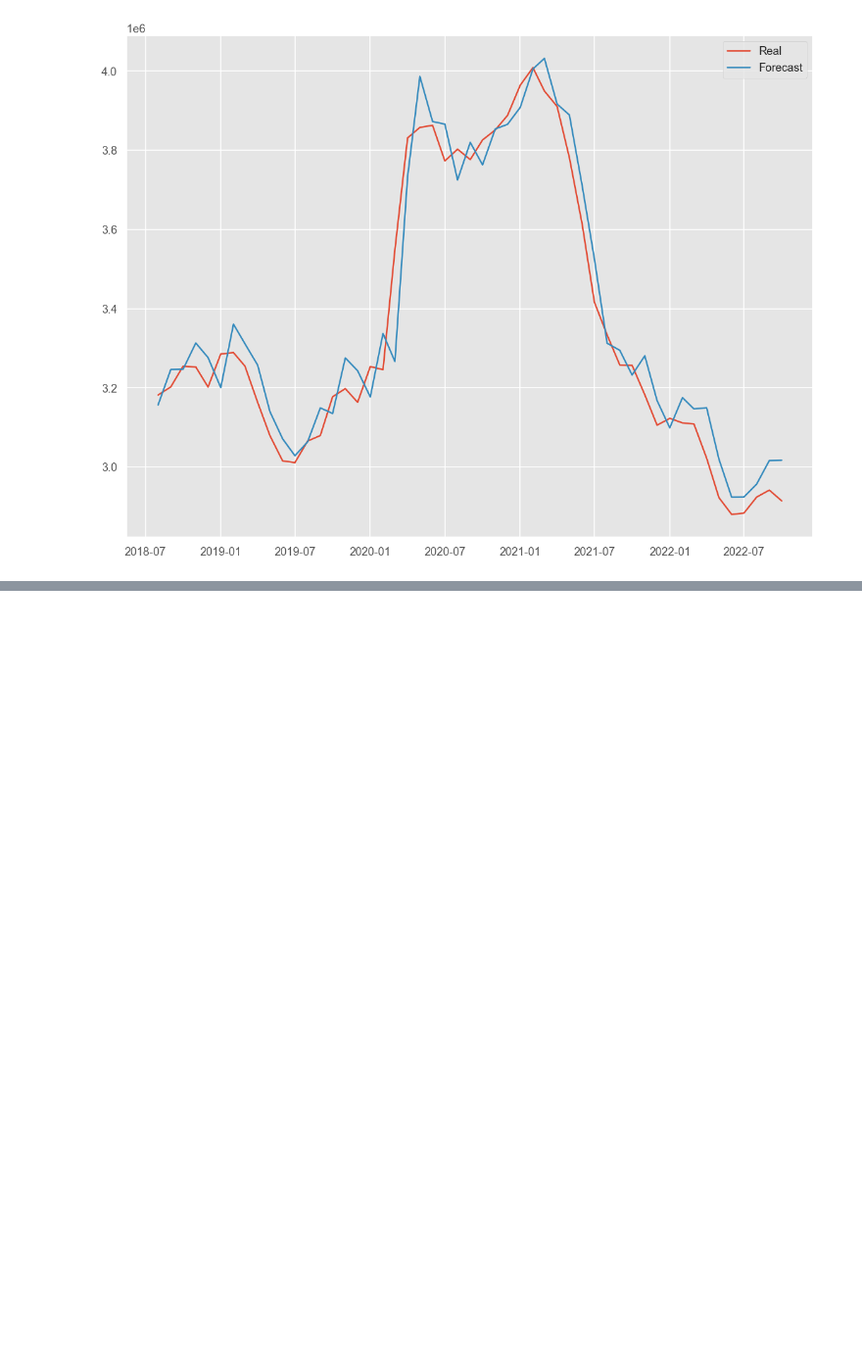
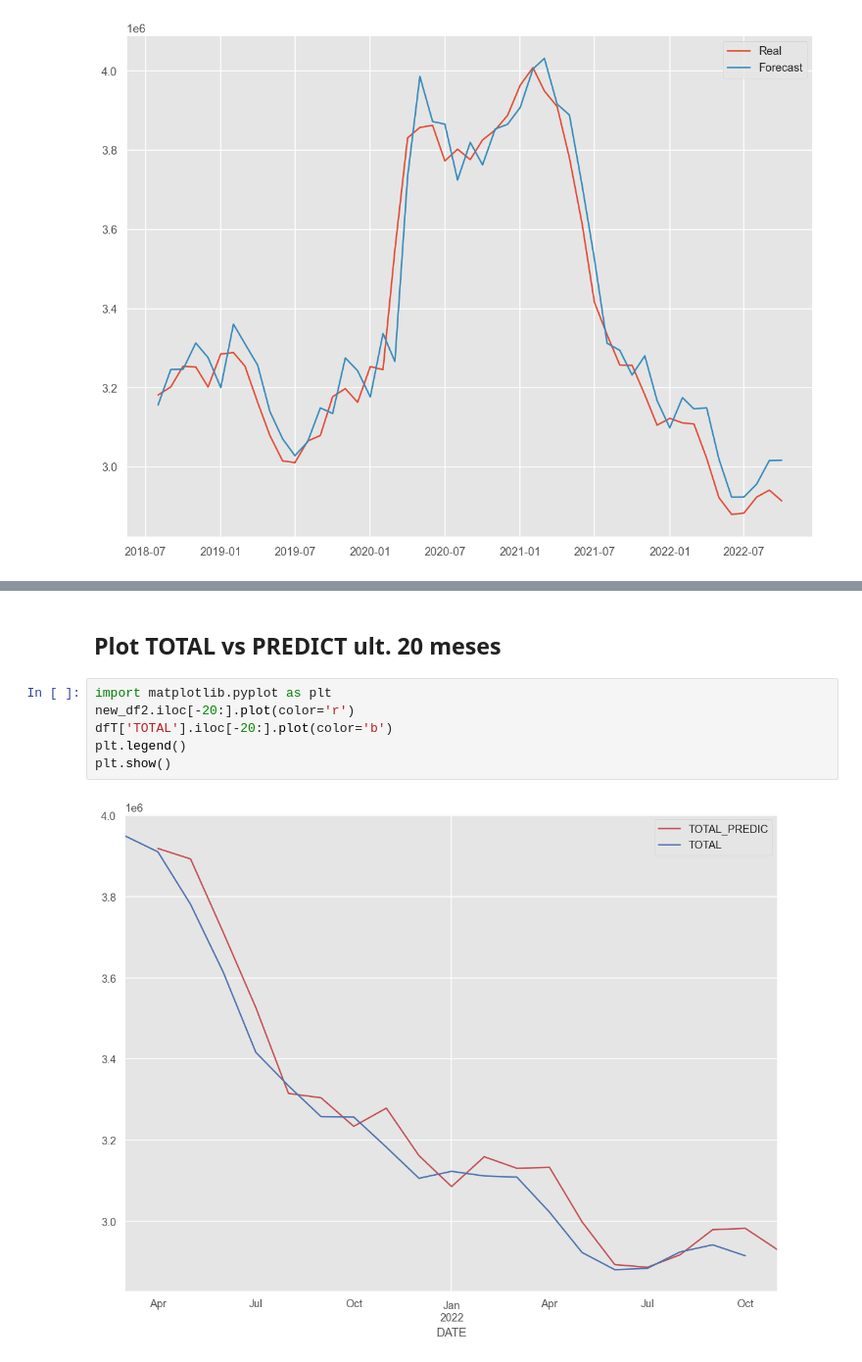
Before and after one commit to MartaSimon/ML_A2, a Jupyter notebook: scriptEnrique.ipynb, the cells around one changed output, grey strips where cells are left out. Shown at 98% size. Saved outputs shown, nothing was run; the diff lists cells and outputs as text; blank space fills up the shorter version.

```diff
--- a/scriptEnrique.ipynb
+++ b/scriptEnrique.ipynb
@@ -646,0 +728,10 @@ SyntaxError: invalid syntax (2209883530.py, line 7)
+# %% [markdown]
+## Plot TOTAL vs PREDICT ult. 20 meses
+# %%
+import matplotlib.pyplot as plt
+new_df2.iloc[-20:].plot(color='r')
+dfT['TOTAL'].iloc[-20:].plot(color='b')
+plt.legend()
+plt.show()
+# %% [output]
+[figure, added]
```
Also changed, not shown: parts of 17 cells of this notebook, 1 other file.
